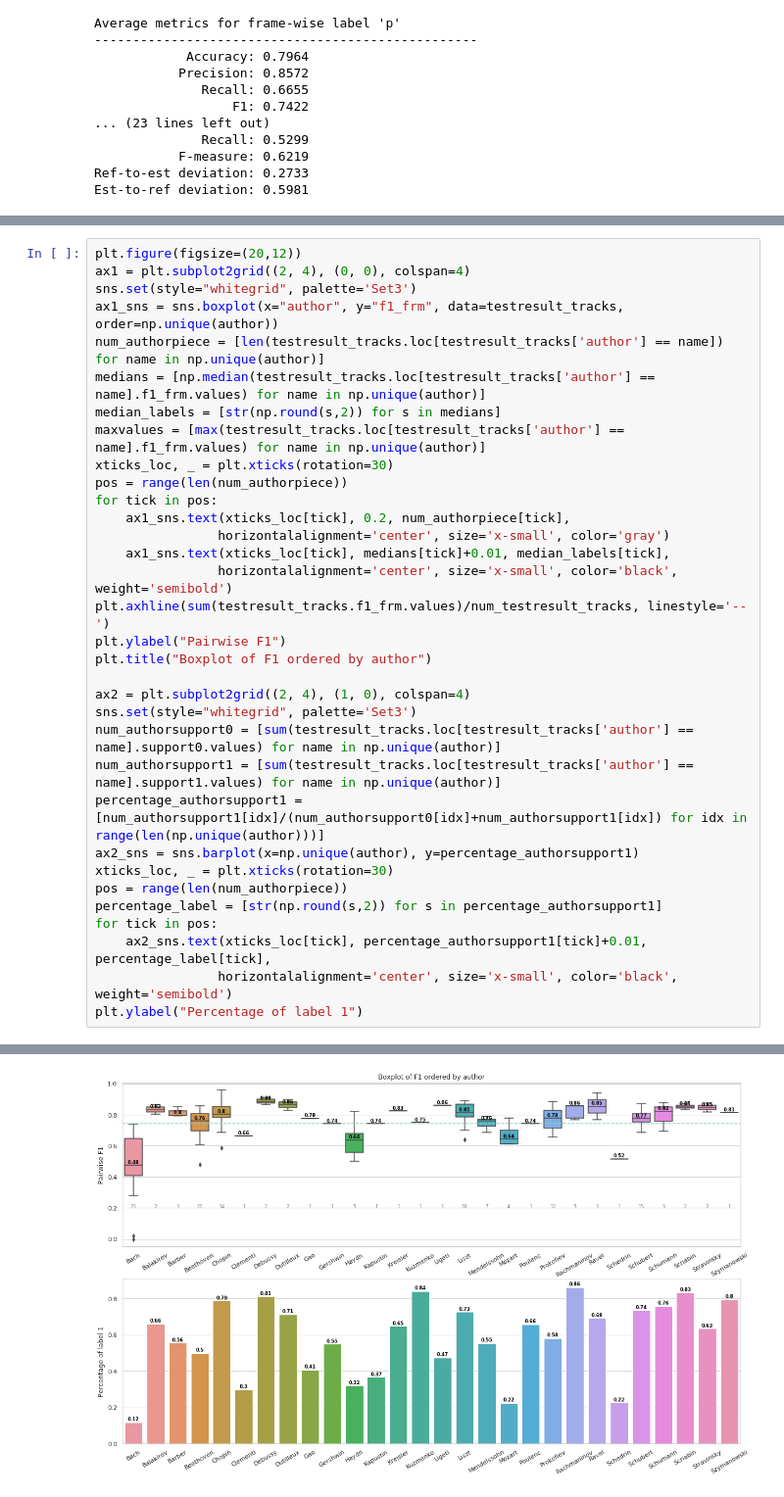
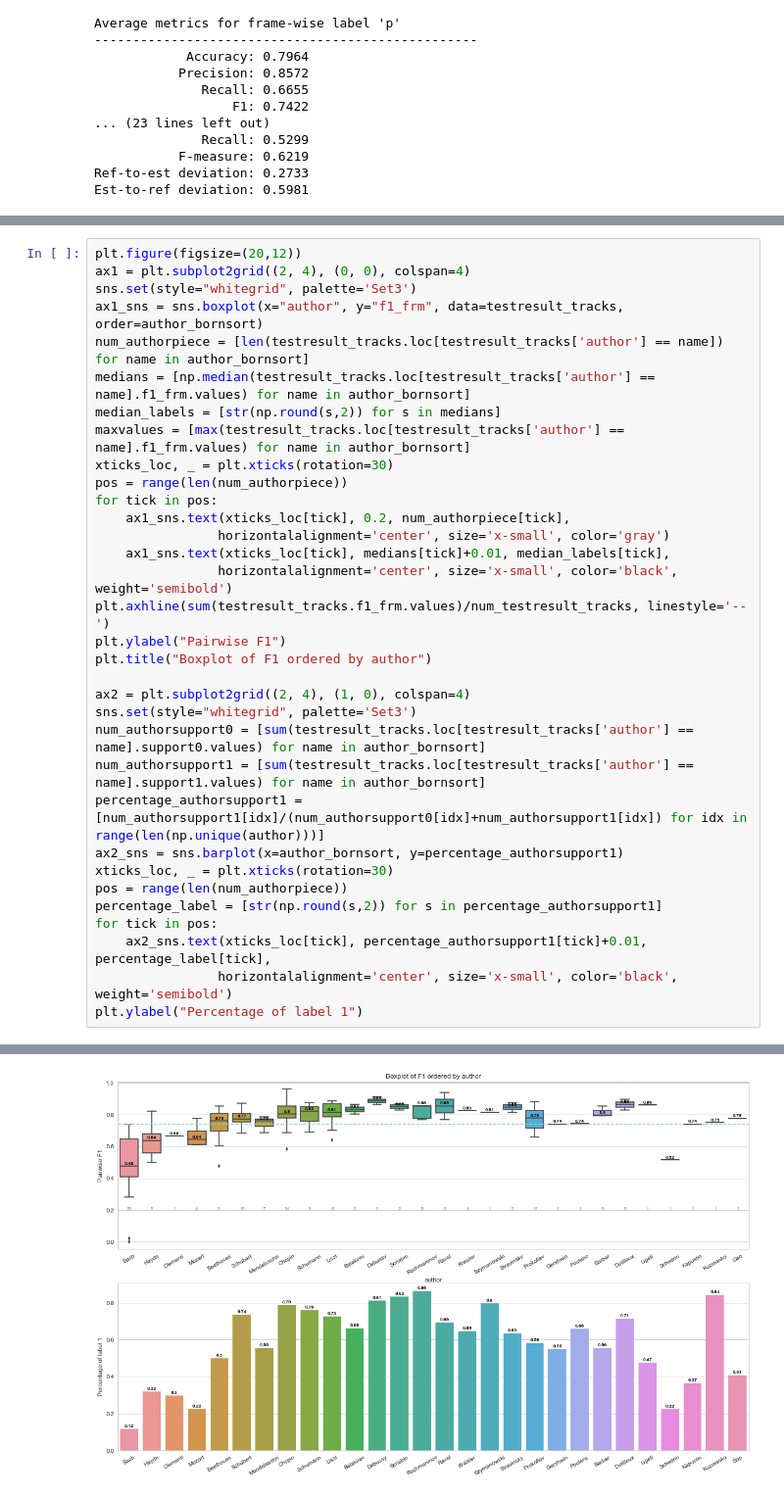
Before and after one commit to beiciliang/sustain-pedal-detection, a Jupyter notebook: 3. piece-wise detection.ipynb, the cells around one changed output, grey strips where cells are left out. Shown at 98% size. Cells and saved outputs as stored; diff of their text form.

```diff
--- a/3. piece-wise detection.ipynb
+++ b/3. piece-wise detection.ipynb
@@ -574,11 +574,11 @@ plt.ylim([0,0.5])
 plt.figure(figsize=(20,12))
 ax1 = plt.subplot2grid((2, 4), (0, 0), colspan=4)
 sns.set(style="whitegrid", palette='Set3')
-ax1_sns = sns.boxplot(x="author", y="f1_frm", data=testresult_tracks, order=np.unique(author))
-num_authorpiece = [len(testresult_tracks.loc[testresult_tracks['author'] == name]) for name in np.unique(author)]
-medians = [np.median(testresult_tracks.loc[testresult_tracks['author'] == name].f1_frm.values) for name in np.unique(author)]
+ax1_sns = sns.boxplot(x="author", y="f1_frm", data=testresult_tracks, order=author_bornsort)
+num_authorpiece = [len(testresult_tracks.loc[testresult_tracks['author'] == name]) for name in author_bornsort]
+medians = [np.median(testresult_tracks.loc[testresult_tracks['author'] == name].f1_frm.values) for name in author_bornsort]
 median_labels = [str(np.round(s,2)) for s in medians]
-maxvalues = [max(testresult_tracks.loc[testresult_tracks['author'] == name].f1_frm.values) for name in np.unique(author)]
+maxvalues = [max(testresult_tracks.loc[testresult_tracks['author'] == name].f1_frm.values) for name in author_bornsort]
 xticks_loc, _ = plt.xticks(rotation=30)
 pos = range(len(num_authorpiece))
 for tick in pos:
@@ -592,10 +592,10 @@ plt.title("Boxplot of F1 ordered by author")
 
 ax2 = plt.subplot2grid((2, 4), (1, 0), colspan=4)
 sns.set(style="whitegrid", palette='Set3')
-num_authorsupport0 = [sum(testresult_tracks.loc[testresult_tracks['author'] == name].support0.values) for name in np.unique(author)]
-num_authorsupport1 = [sum(testresult_tracks.loc[testresult_tracks['author'] == name].support1.values) for name in np.unique(author)]
+num_authorsupport0 = [sum(testresult_tracks.loc[testresult_tracks['author'] == name].support0.values) for name in author_bornsort]
+num_authorsupport1 = [sum(testresult_tracks.loc[testresult_tracks['author'] == name].support1.values) for name in author_bornsort]
 percentage_authorsupport1 = [num_authorsupport1[idx]/(num_authorsupport0[idx]+num_authorsupport1[idx]) for idx in range(len(np.unique(author)))]
-ax2_sns = sns.barplot(x=np.unique(author), y=percentage_authorsupport1)
+ax2_sns = sns.barplot(x=author_bornsort, y=percentage_authorsupport1)
 xticks_loc, _ = plt.xticks(rotation=30)
 pos = range(len(num_authorpiece))
 percentage_label = [str(np.round(s,2)) for s in percentage_authorsupport1]
@@ -608 +608 @@ Text(0,0.5,u'Percentage of label 1')
-[figure, old version]
+[figure, new version]
```
Also changed, not shown: parts of 5 cells of this notebook, 4 other files.
